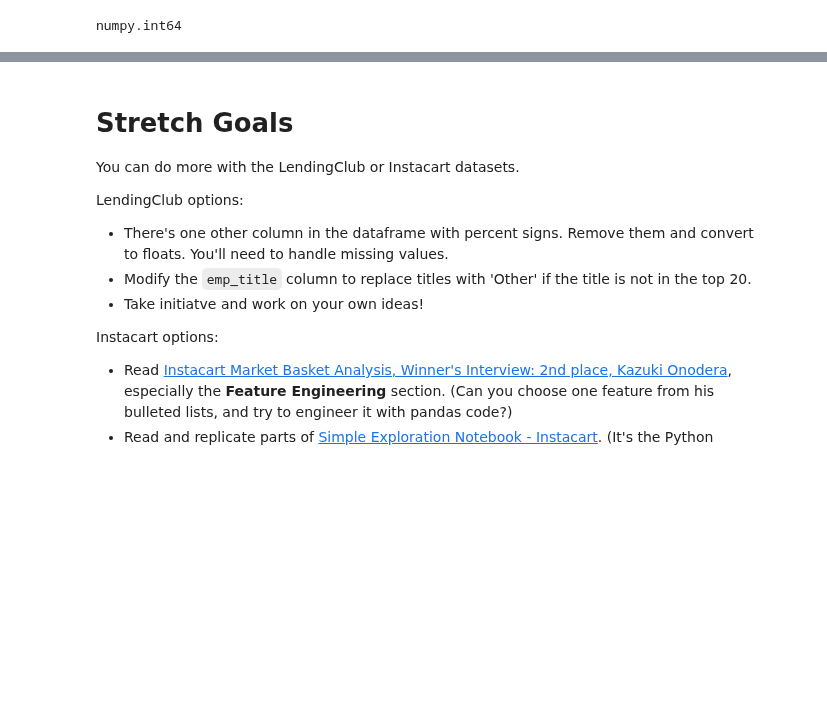
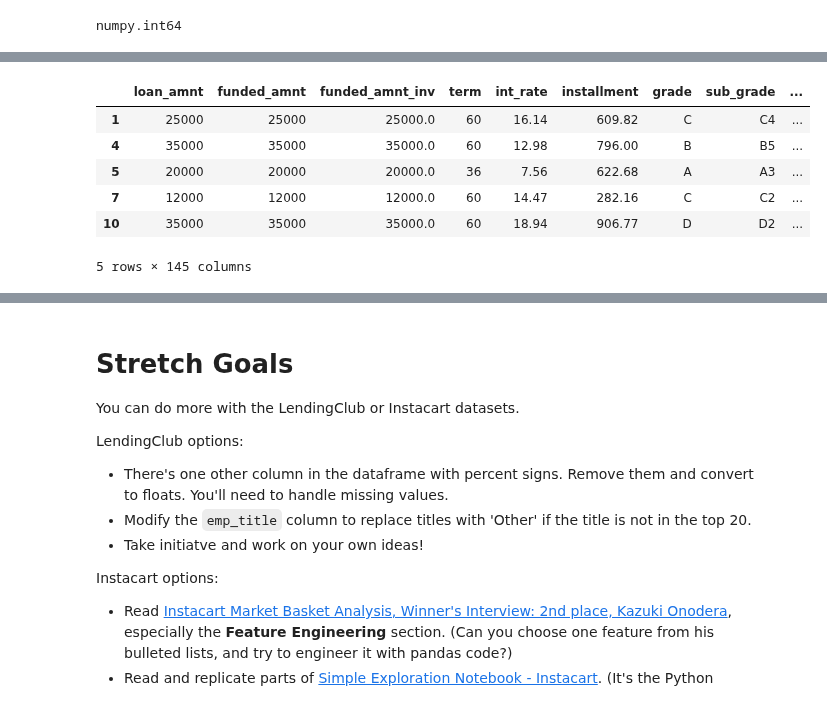
Before and after one commit to bloominstituteoftechnology/DS-Unit-1-Sprint-1-Data-Wrangling-and-Storytelling, a Jupyter notebook: DS-Unit-1-Sprint-1-Data-Wrangling-and-Storytelling/module2-make-features/mk_of_LS_DS_112_Make_Features_Assignment.ipynb, the cells around one changed output, grey strips where cells are left out. Drawn from its saved outputs; the diff is of its cells as text; code cells hidden in the pictures; blank space fills up the shorter version.

```diff
--- a/DS-Unit-1-Sprint-1-Data-Wrangling-and-Storytelling/module2-make-features/mk_of_LS_DS_112_Make_Features_Assignment.ipynb
+++ b/DS-Unit-1-Sprint-1-Data-Wrangling-and-Storytelling/module2-make-features/mk_of_LS_DS_112_Make_Features_Assignment.ipynb
@@ -360,0 +503,11 @@ numpy.int64
+# %%
+loan_status_is_great = df_mod1[~condition]
+loan_status_is_great.head()
+# %% [output]
+|  | loan_amnt | funded_amnt | funded_amnt_inv | term | int_rate | installment | grade | sub_grade | ... |
+| 1 | 25000 | 25000 | 25000.0 | 60 | 16.14 | 609.82 | C | C4 | ... |
+| 4 | 35000 | 35000 | 35000.0 | 60 | 12.98 | 796.00 | B | B5 | ... |
+| 5 | 20000 | 20000 | 20000.0 | 36 | 7.56 | 622.68 | A | A3 | ... |
+| 7 | 12000 | 12000 | 12000.0 | 60 | 14.47 | 282.16 | C | C2 | ... |
+| 10 | 35000 | 35000 | 35000.0 | 60 | 18.94 | 906.77 | D | D2 | ... |
+5 rows × 145 columns
```
Also changed, not shown: parts of 19 cells of this notebook.
